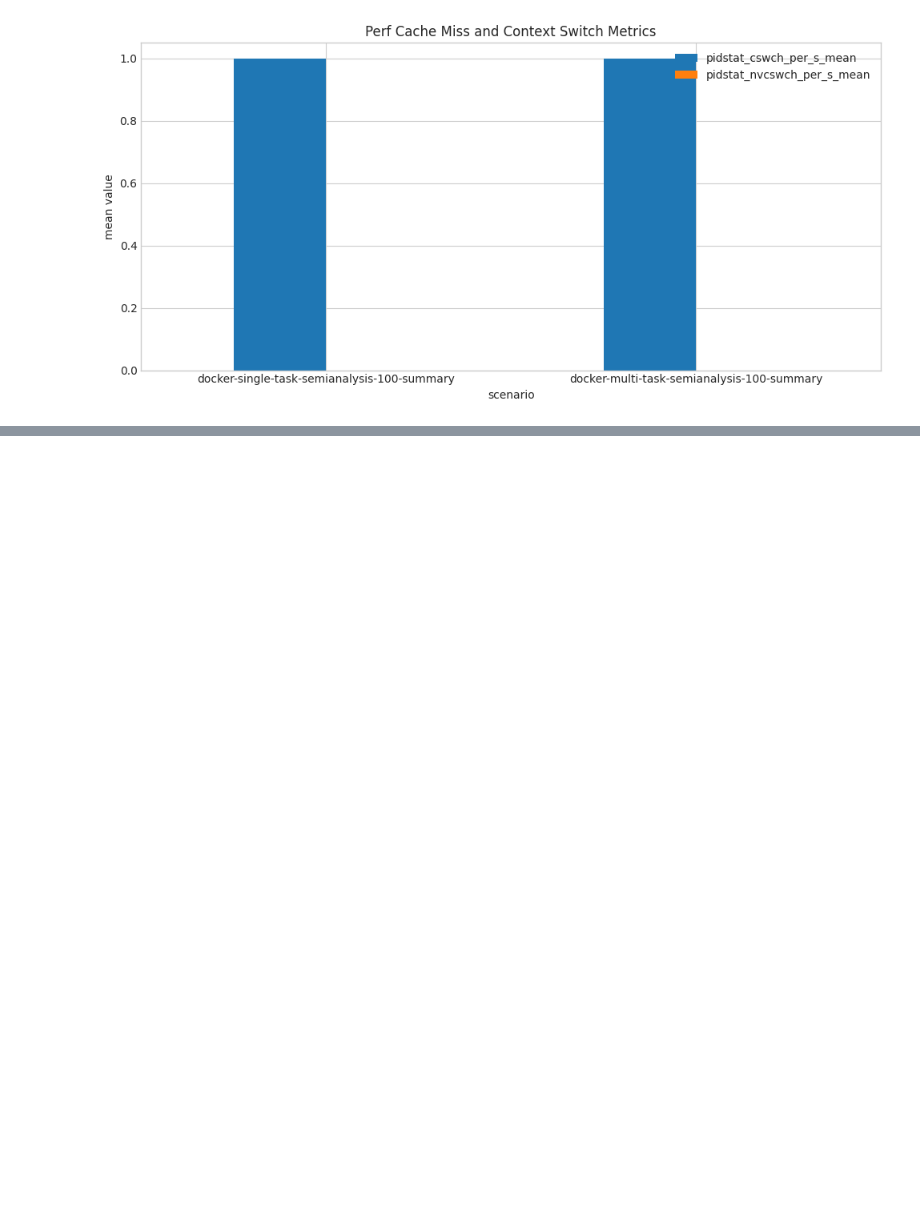
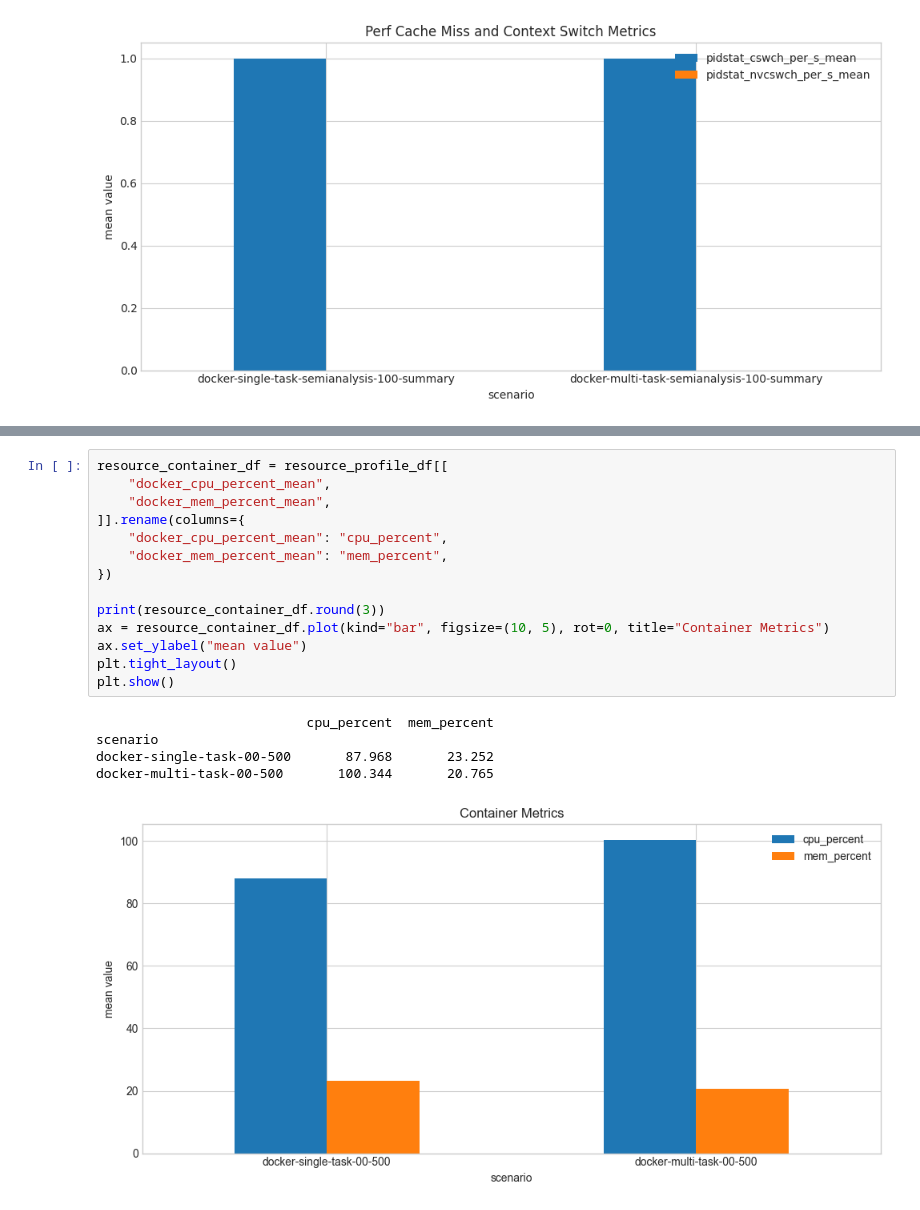
Before and after one commit to Boole-Highland-Insight/ClawHarness, a Jupyter notebook: openclaw_gateway_context_list_walkthrough.ipynb, the cells around one changed output, grey strips where cells are left out. Cells and saved outputs as stored; diff of their text form; blank space fills up the shorter version.

```diff
--- a/openclaw_gateway_context_list_walkthrough.ipynb
+++ b/openclaw_gateway_context_list_walkthrough.ipynb
@@ -1603,0 +1811,20 @@ plt.show()
+# %%
+resource_container_df = resource_profile_df[[
+    "docker_cpu_percent_mean",
+    "docker_mem_percent_mean",
+]].rename(columns={
+    "docker_cpu_percent_mean": "cpu_percent",
+    "docker_mem_percent_mean": "mem_percent",
+})
+
+print(resource_container_df.round(3))
+ax = resource_container_df.plot(kind="bar", figsize=(10, 5), rot=0, title="Container Metrics")
+ax.set_ylabel("mean value")
+plt.tight_layout()
+plt.show()
+# %% [output]
+                           cpu_percent  mem_percent
+scenario
+docker-single-task-00-500       87.968       23.252
+docker-multi-task-00-500       100.344       20.765
+[figure, added]
```
Also changed, not shown: parts of 65 cells of this notebook, 4 other files.
